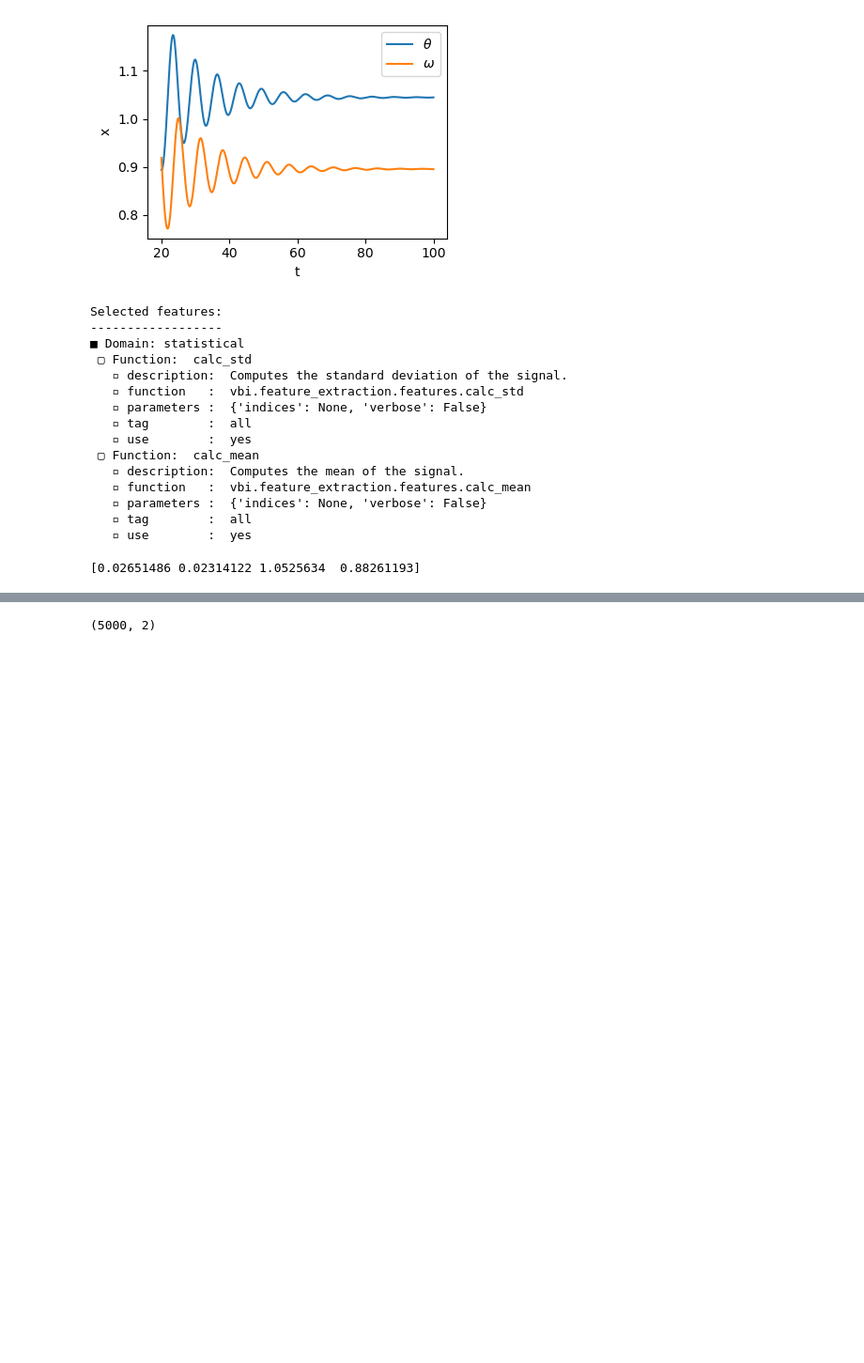
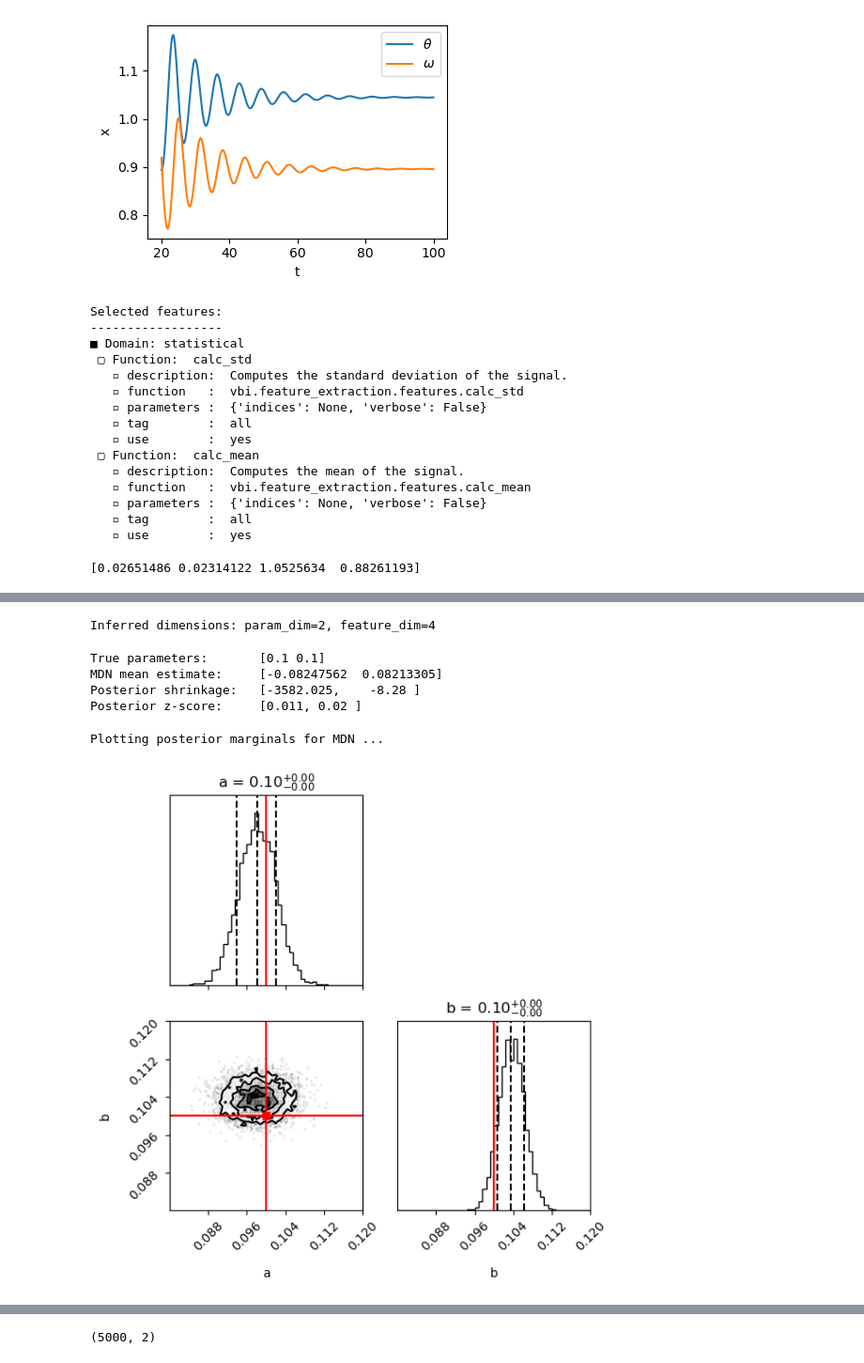
Before and after one commit to ins-amu/vbi, a Jupyter notebook: docs/examples/damp_oscillator_cde.ipynb, the cells around one changed output, grey strips where cells are left out. Shown at 94% size. Saved outputs shown, nothing was run; the diff lists cells and outputs as text; code cells hidden in the pictures; blank space fills up the shorter version.

```diff
--- a/docs/examples/damp_oscillator_cde.ipynb
+++ b/docs/examples/damp_oscillator_cde.ipynb
@@ -127,4 +128,4 @@ control_list = [{"a": theta[i, 0], "b": theta[i, 1]} for i in range(num_sim)]
 stat_vec = batch_run(parameters, control_list, cfg, n_workers=4)
 # %%
 scaler = StandardScaler()
-stat_vec_st = scaler.fit_transform(np.array(stat_vec))
+stat_vec = scaler.fit_transform(np.array(stat_vec))
@@ -135,3 +131,0 @@ theta.shape, stat_vec_st.shape
-# %%
-mdn_estimator = MDNEstimator(n_components=5, hidden_sizes=(32,32))
-mdn_estimator.train(theta, stat_vec_st, n_iter=500, learning_rate=5e-4)
@@ -140,3 +137,33 @@ Inferred dimensions: param_dim=2, feature_dim=4
+# %%
+# --- observe data ---
+theta_true = {"a": 0.1, "b": 0.1}
+theta_true_np = np.array([theta_true["a"], theta_true["b"]])
+xo = wrapper(parameters, theta_true, cfg)
+xo = scaler.transform(xo.reshape(1, -1))
+
+# --- train MDN ---
+mdn_estimator = MDNEstimator(n_components=5, hidden_sizes=(32,32))
+mdn_estimator.train(theta, stat_vec, n_iter=500, learning_rate=5e-4)
+
+# --- sample from posterior ---
+rng = anp.random.RandomState(seed)
+samples = mdn_estimator.sample(xo, n_samples=5000, rng=rng)[0]
+
+shrinkage = posterior_shrinkage_numpy(theta, samples)
+zscore = posterior_zscore_numpy(theta_true_np, samples)
+mdn_mean = np.mean(samples, axis=0)
+# %% [output]
+Inferred dimensions: param_dim=2, feature_dim=4
+# %%
+print("True parameters:      ", theta_true_np)
+print("MDN mean estimate:    ", mdn_mean)
+print("Posterior shrinkage:  ", np.array2string(shrinkage, precision=3, separator=", "))
+print("Posterior z-score:    ", np.array2string(zscore, precision=3, separator=", "))
+# %% [output]
+True parameters:       [0.1 0.1]
+MDN mean estimate:     [-0.08247562  0.08213305]
+Posterior shrinkage:   [-3582.025,    -8.28 ]
+Posterior z-score:     [0.011, 0.02 ]
 # %%
 with open("output/posterior.pkl", "wb") as f:
     pickle.dump(mdn_estimator, f)
@@ -150,0 +173,23 @@ xo_st = scaler.transform(xo.reshape(1, -1))
+# %%
+print("Plotting posterior marginals for MDN ...")
+
+param_labels = ["a", "b"]
+
+fig = corner.corner(
+    samples,
+    labels=param_labels,
+    truths=theta_true_np,
+    quantiles=[0.16, 0.5, 0.84],
+    show_titles=True,
+    title_kwargs={"fontsize": 12},
+    truth_color="red",
+    bins=50,  # Increase number of bins for better resolution
+    range=[(0.08, 0.12), (0.08, 0.12)], # Adjust ranges
+    fig=plt.figure(figsize=(6, 6)),
+)
+
+plt.tight_layout()
+plt.show()
+# %% [output]
+Plotting posterior marginals for MDN ...
+[figure, added]
```
Also changed, not shown: parts of 15 cells of this notebook, 2 other files.
